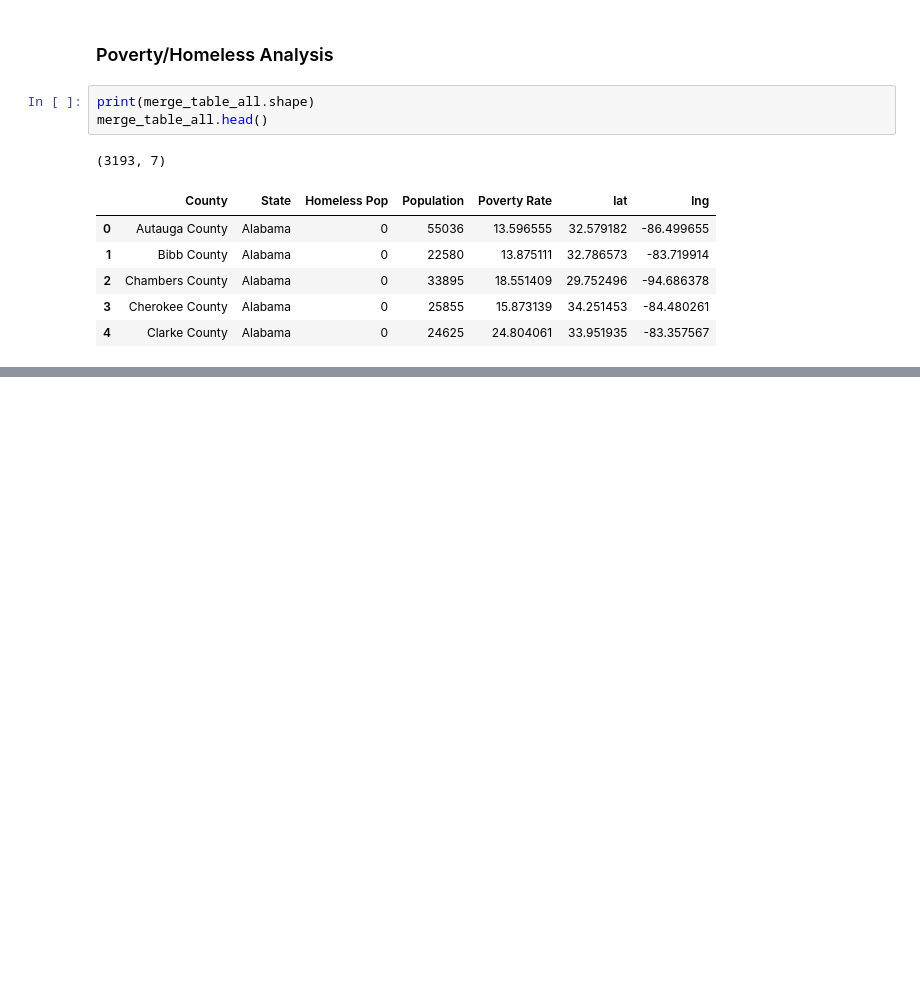
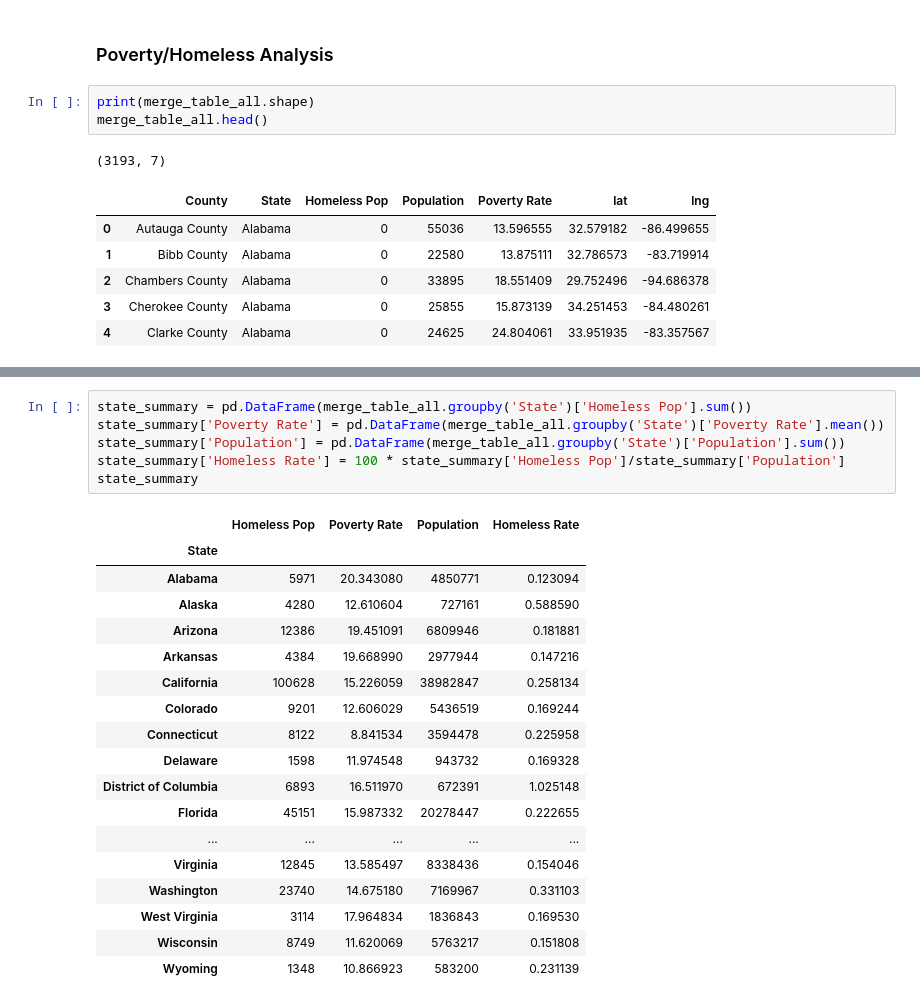
Before and after one commit to sbogdan-sb/Data_Viz_Project, a Jupyter notebook: Joey/joey_code.ipynb, the cells around one changed output, grey strips where cells are left out. Drawn from its saved outputs; the diff is of its cells as text; blank space fills up the shorter version.

```diff
--- a/Joey/joey_code.ipynb
+++ b/Joey/joey_code.ipynb
@@ -298,0 +305,25 @@ AttributeError: 'str' object has no attribute 'astype'
+# %%
+state_summary = pd.DataFrame(merge_table_all.groupby('State')['Homeless Pop'].sum())
+state_summary['Poverty Rate'] = pd.DataFrame(merge_table_all.groupby('State')['Poverty Rate'].mean())
+state_summary['Population'] = pd.DataFrame(merge_table_all.groupby('State')['Population'].sum())
+state_summary['Homeless Rate'] = 100 * state_summary['Homeless Pop']/state_summary['Population']
+state_summary
+# %% [output]
+|  | Homeless Pop | Poverty Rate | Population | Homeless Rate |
+| State |  |  |  |  |
+| Alabama | 5971 | 20.343080 | 4850771 | 0.123094 |
+| Alaska | 4280 | 12.610604 | 727161 | 0.588590 |
+| Arizona | 12386 | 19.451091 | 6809946 | 0.181881 |
+| Arkansas | 4384 | 19.668990 | 2977944 | 0.147216 |
+| California | 100628 | 15.226059 | 38982847 | 0.258134 |
+| Colorado | 9201 | 12.606029 | 5436519 | 0.169244 |
+| Connecticut | 8122 | 8.841534 | 3594478 | 0.225958 |
+| Delaware | 1598 | 11.974548 | 943732 | 0.169328 |
+| District of Columbia | 6893 | 16.511970 | 672391 | 1.025148 |
+| Florida | 45151 | 15.987332 | 20278447 | 0.222655 |
+| ... | ... | ... | ... | ... |
+| Virginia | 12845 | 13.585497 | 8338436 | 0.154046 |
+| Washington | 23740 | 14.675180 | 7169967 | 0.331103 |
+| West Virginia | 3114 | 17.964834 | 1836843 | 0.169530 |
+| Wisconsin | 8749 | 11.620069 | 5763217 | 0.151808 |
+| Wyoming | 1348 | 10.866923 | 583200 | 0.231139 |
```
Also changed, not shown: parts of 7 cells of this notebook.
